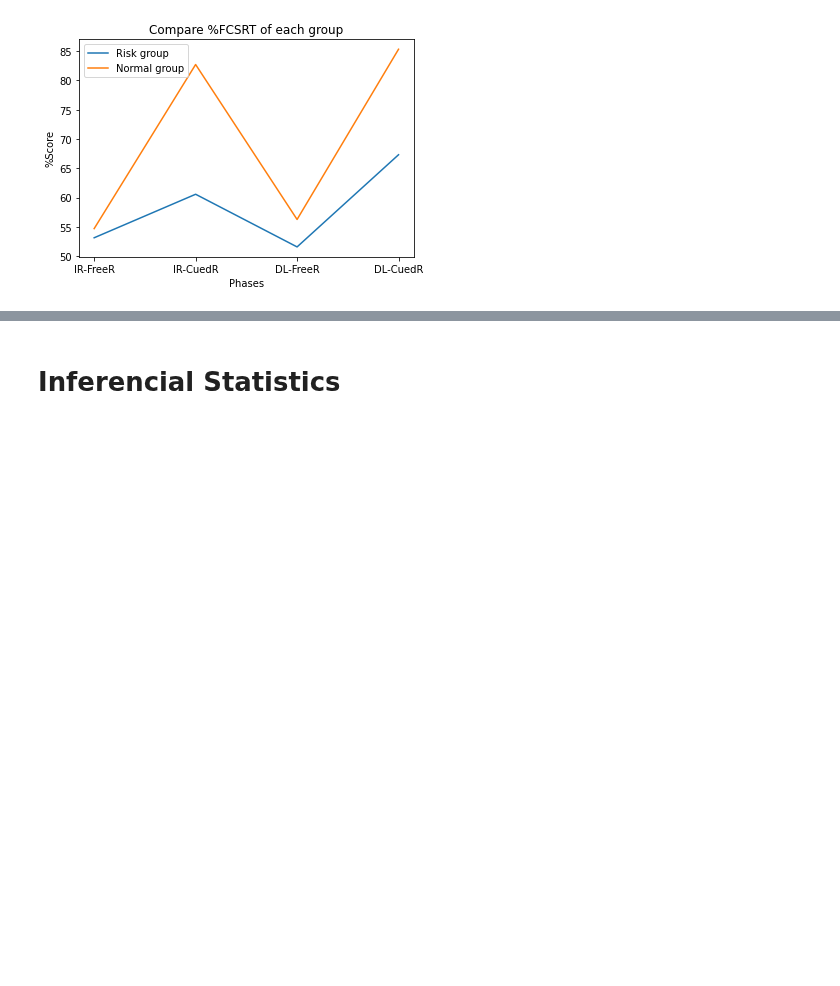
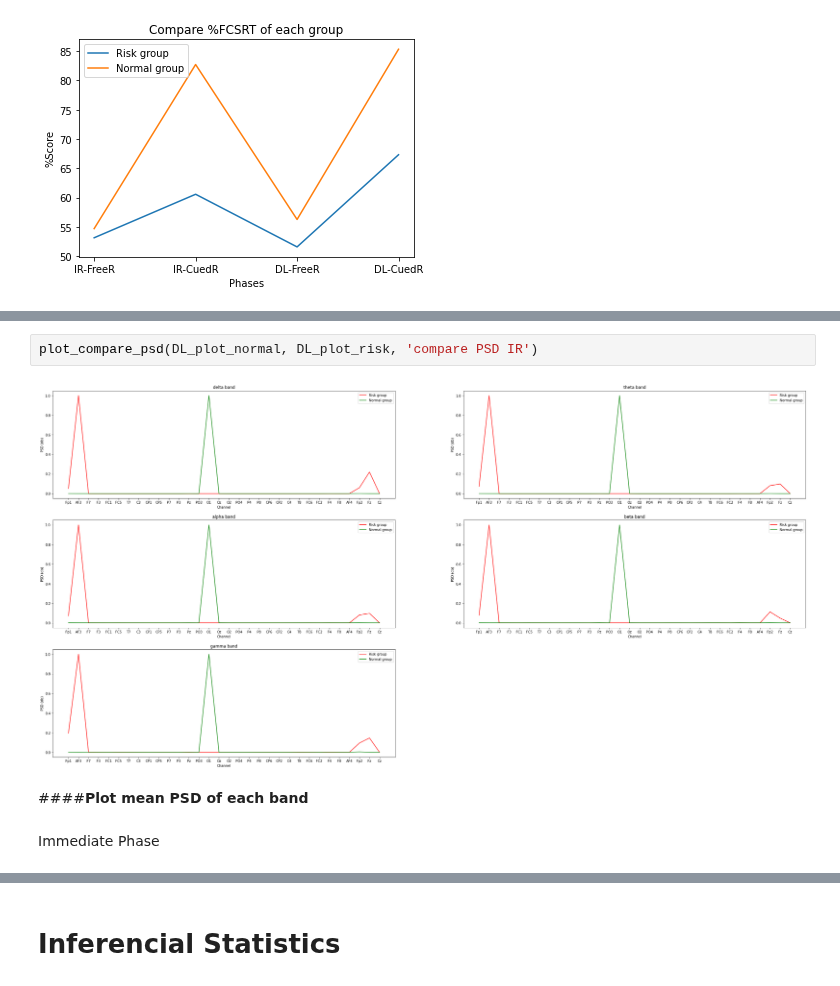
Before and after one commit to Sirabhop/Preclinical-AD-EEG-classification, a Jupyter notebook: Data_Analysis.ipynb, the cells around one changed output, grey strips where cells are left out. Cells and saved outputs as stored; diff of their text form; blank space fills up the shorter version.

```diff
--- a/Data_Analysis.ipynb
+++ b/Data_Analysis.ipynb
@@ -347,0 +297,8 @@ plot_mean_markers(plot_bio_n, plot_bio_r, 'Frequency Band (Hz)', 'PSD (m/s^2)^2/
+# %%
+plot_compare_psd(DL_plot_normal, DL_plot_risk, 'compare PSD IR')
+# %% [output]
+[figure, added]
+# %% [markdown]
+####**Plot mean PSD of each band**
+# %% [markdown]
+Immediate Phase
```
Also changed, not shown: parts of 35 cells of this notebook.
